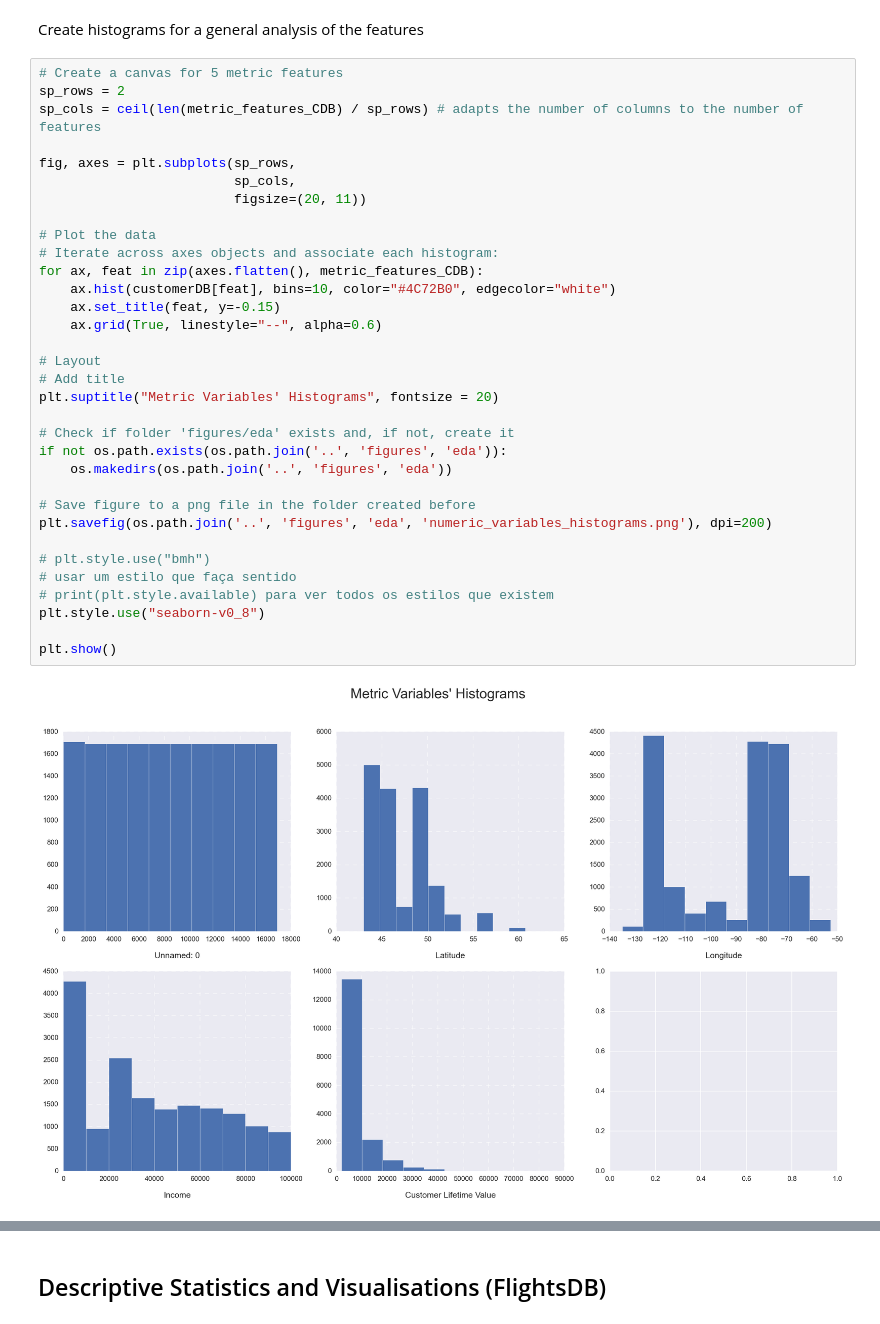
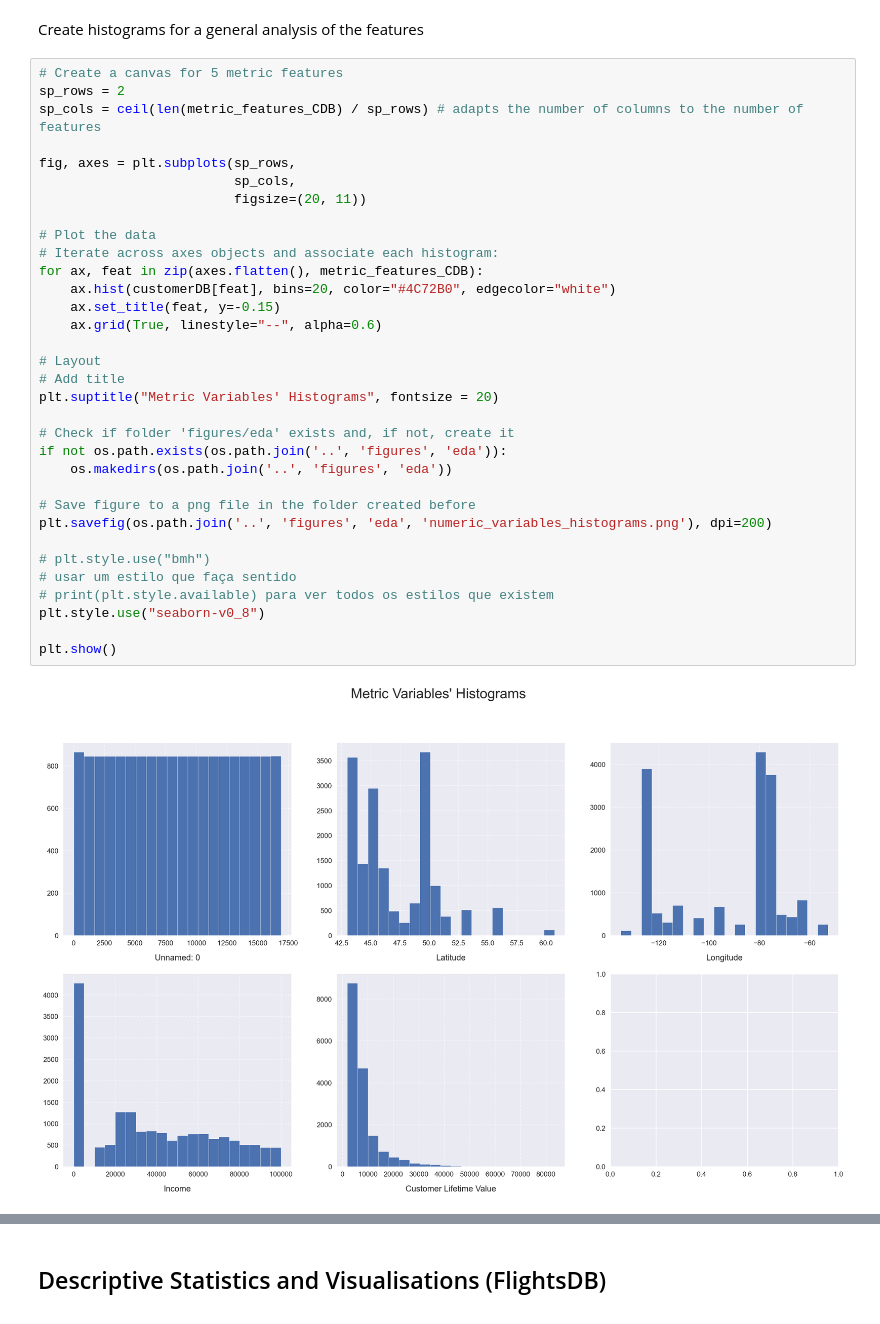
Before and after one commit to lourenco500/Data-Mining-Project, a Jupyter notebook: Deliverable_1.ipynb, the cells around one changed output, grey strips where cells are left out. Cells and saved outputs as stored; diff of their text form.

Commit message:
updates on visualisations

```diff
--- a/Deliverable_1.ipynb
+++ b/Deliverable_1.ipynb
@@ -112,33 +110,33 @@ sp_rows = 2
 sp_cols = ceil(len(metric_features_CDB) / sp_rows) # adapts the number of columns to the number of features
 
 fig, axes = plt.subplots(sp_rows,
                          sp_cols,
                          figsize=(20, 11))
 
 # Plot the data
 # Iterate across axes objects and associate each histogram:
 for ax, feat in zip(axes.flatten(), metric_features_CDB):
-    ax.hist(customerDB[feat], bins=10, color="#4C72B0", edgecolor="white")
+    ax.hist(customerDB[feat], bins=20, color="#4C72B0", edgecolor="white")
     ax.set_title(feat, y=-0.15)
     ax.grid(True, linestyle="--", alpha=0.6)
 
 # Layout
 # Add title
 plt.suptitle("Metric Variables' Histograms", fontsize = 20)
 
 # Check if folder 'figures/eda' exists and, if not, create it
 if not os.path.exists(os.path.join('..', 'figures', 'eda')):
     os.makedirs(os.path.join('..', 'figures', 'eda'))
 
 # Save figure to a png file in the folder created before
 plt.savefig(os.path.join('..', 'figures', 'eda', 'numeric_variables_histograms.png'), dpi=200)
 
 # plt.style.use("bmh")
 # usar um estilo que faça sentido
 # print(plt.style.available) para ver todos os estilos que existem
 plt.style.use("seaborn-v0_8")
 
 plt.show()
 # %% [output]
-[figure, old version]
+[figure, new version]
 # %% [markdown]
```
Also changed, not shown: parts of 7 cells of this notebook.
